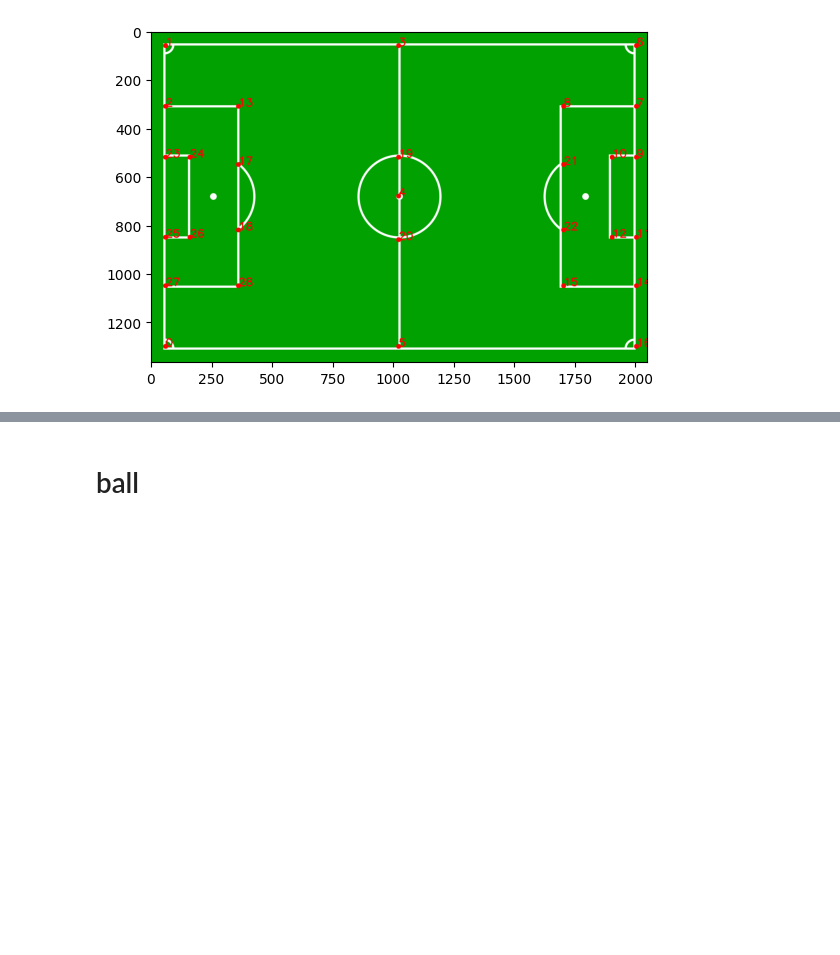
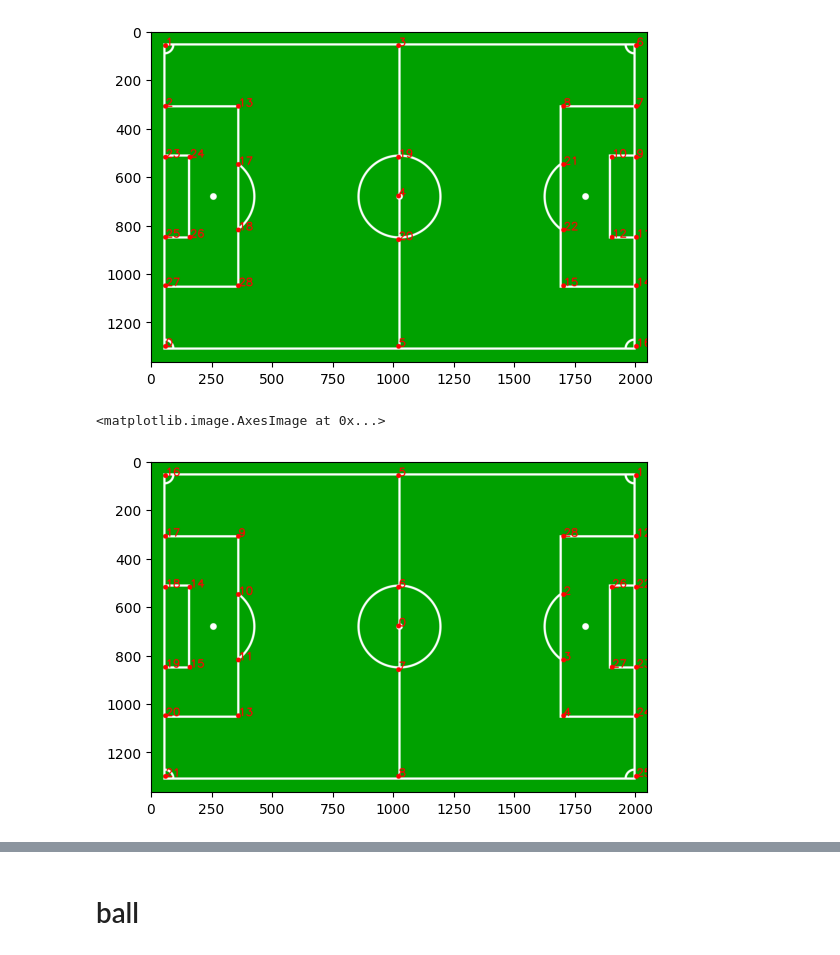
Before and after one commit to Fer14/futstats, a Jupyter notebook: futstats/homography/landmarks_28_homography/nb.ipynb, the cells around one changed output, grey strips where cells are left out. Drawn from its saved outputs; the diff is of its cells as text; code cells hidden in the pictures; blank space fills up the shorter version.

```diff
--- a/futstats/homography/landmarks_28_homography/nb.ipynb
+++ b/futstats/homography/landmarks_28_homography/nb.ipynb
@@ -119,4 +119,54 @@ plt.imshow(check)
 # %% [output]
 <matplotlib.image.AxesImage at 0x...>
 [figure]
+# %%
+POINT2POINT2D = {
+     "0" : (1020,680),
+    "1" : (2000,60),
+    "2" : (1700,550),
+    "3" : (1700,820),
+    "4" : (1700,1050),
+    "5": (1020,60),
+    "6" : (1020,520),
+    "7" : (1020,860),
+    "8" : (1020,1300),
+    "9" : (360,310),
+    "10" : (360,550),
+    "11" : (360,820),
+    "12" : (2000,310),
+    "13" : (360,1050),
+    "14" : (160,520),
+    "15" : (160,850),
+    "16" : (60, 60),
+    "17" : (60,310),
+    "18" : (60,520),
+    "19" : (60,850),
+    "20" : (60,1050),
+    "21" : (60,1300),
+    "22" : (2000,520),
+    "23" : (2000,850),
+    "24" : (2000,1050),
+    "25" : (2000,1300),
+    "26" : (1900,520),
+    "27" : (1900,850),
+    "28" : (1700,310),
+
+
+
+
+}
+
+
+
+
+check = field.copy()
+
+for id_, coord in POINT2POINT2D.items():
+    check = cv2.circle(check, coord, 10, (255, 0, 0), -1)
+    check = cv2.putText(check, id_, coord, cv2.FONT_HERSHEY_SIMPLEX, 1.5, (255, 0, 0),3)
+
+plt.imshow(check)
+# %% [output]
+<matplotlib.image.AxesImage at 0x...>
+[figure, added]
 # %%
```
Also changed, not shown: parts of 12 cells of this notebook, 6 other files.
